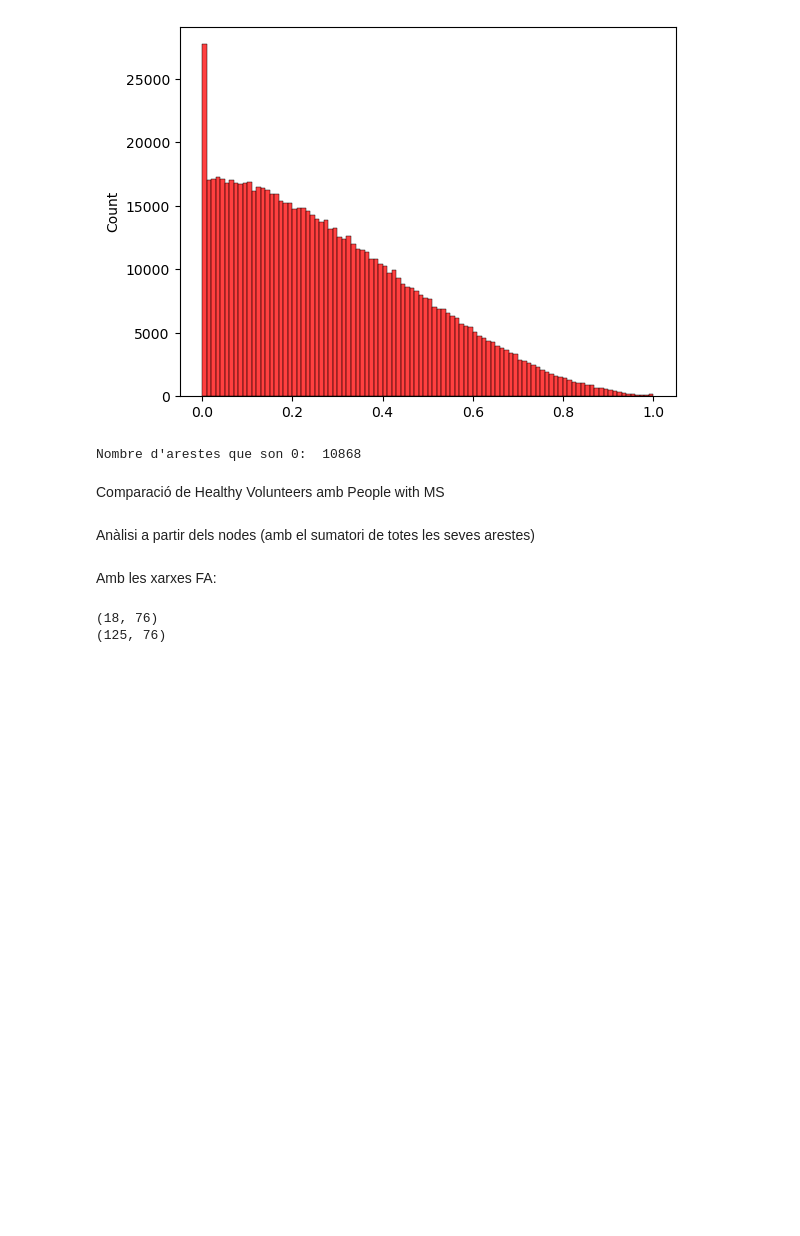
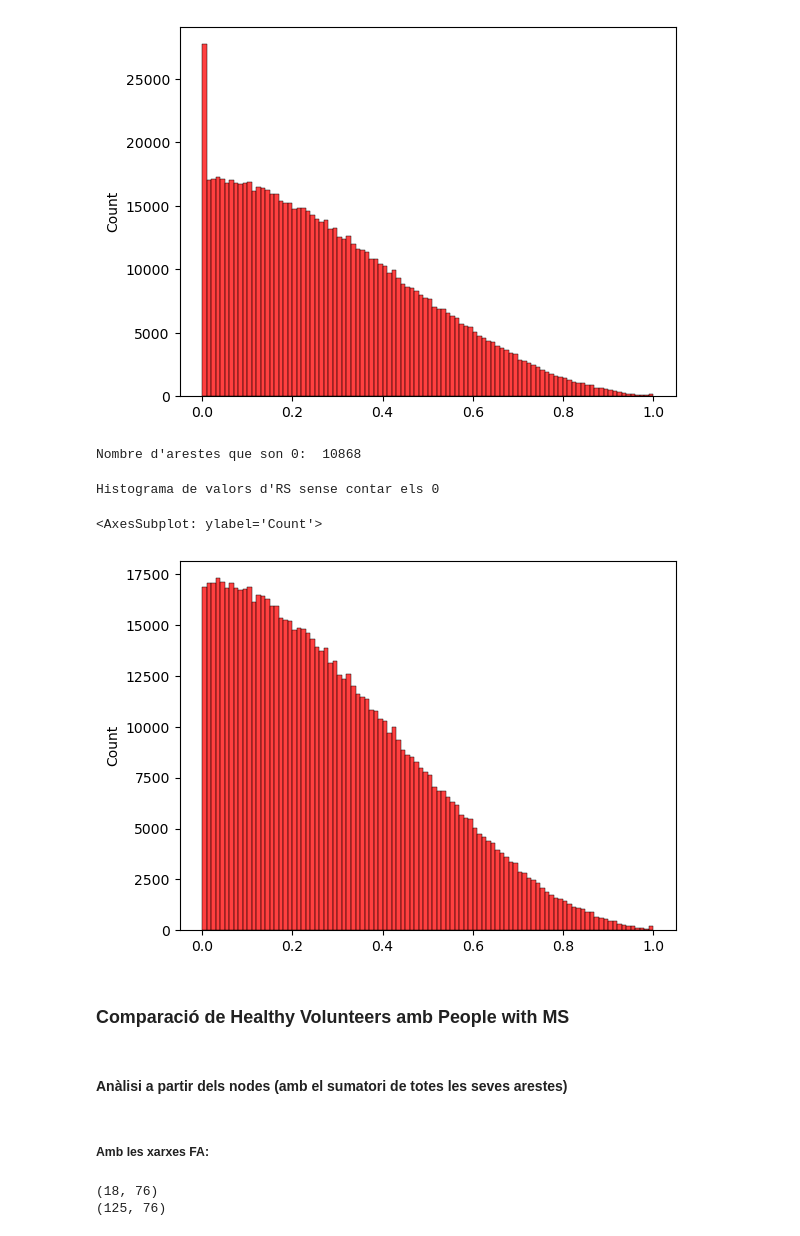
Before and after one commit to martibruix/Codi_TFG, a Jupyter notebook: analisi.ipynb, the cells around one changed output. Cells and saved outputs as stored; diff of their text form; code cells hidden in the pictures; blank space fills up the shorter version.

Commit message:
Anàlisi de les dades més en profunditat

```diff
--- a/analisi.ipynb
+++ b/analisi.ipynb
@@ -190,7 +220,17 @@ sns.histplot(x=rs_values, color ='red', bins=100)
 print("Nombre d'arestes que son 0: ", np.count_nonzero(rs_values == 0))
 # %% [output]
 Nombre d'arestes que son 0:  10868
+# %%
+rs_values_non_zero = rs_values[np.nonzero(rs_values > 0)[0]]
+
+print("Histograma de valors d'RS sense contar els 0")
+
+sns.histplot(x=rs_values_non_zero, color ='red', bins=100)
+# %% [output]
+Histograma de valors d'RS sense contar els 0
+<AxesSubplot: ylabel='Count'>
+[figure, added]
 # %% [markdown]
-Comparació de Healthy Volunteers amb People with MS
+### Comparació de Healthy Volunteers amb People with MS
 # %% [markdown]
-Anàlisi a partir dels nodes (amb el sumatori de totes les seves arestes)
+#### Anàlisi a partir dels nodes (amb el sumatori de totes les seves arestes)
@@ -197,2 +251,2 @@ Anàlisi a partir dels nodes (amb el sumatori de totes les seves arestes)
 # %% [markdown]
-Amb les xarxes FA:
+##### Amb les xarxes FA:
```
Also changed, not shown: parts of 72 cells of this notebook.
